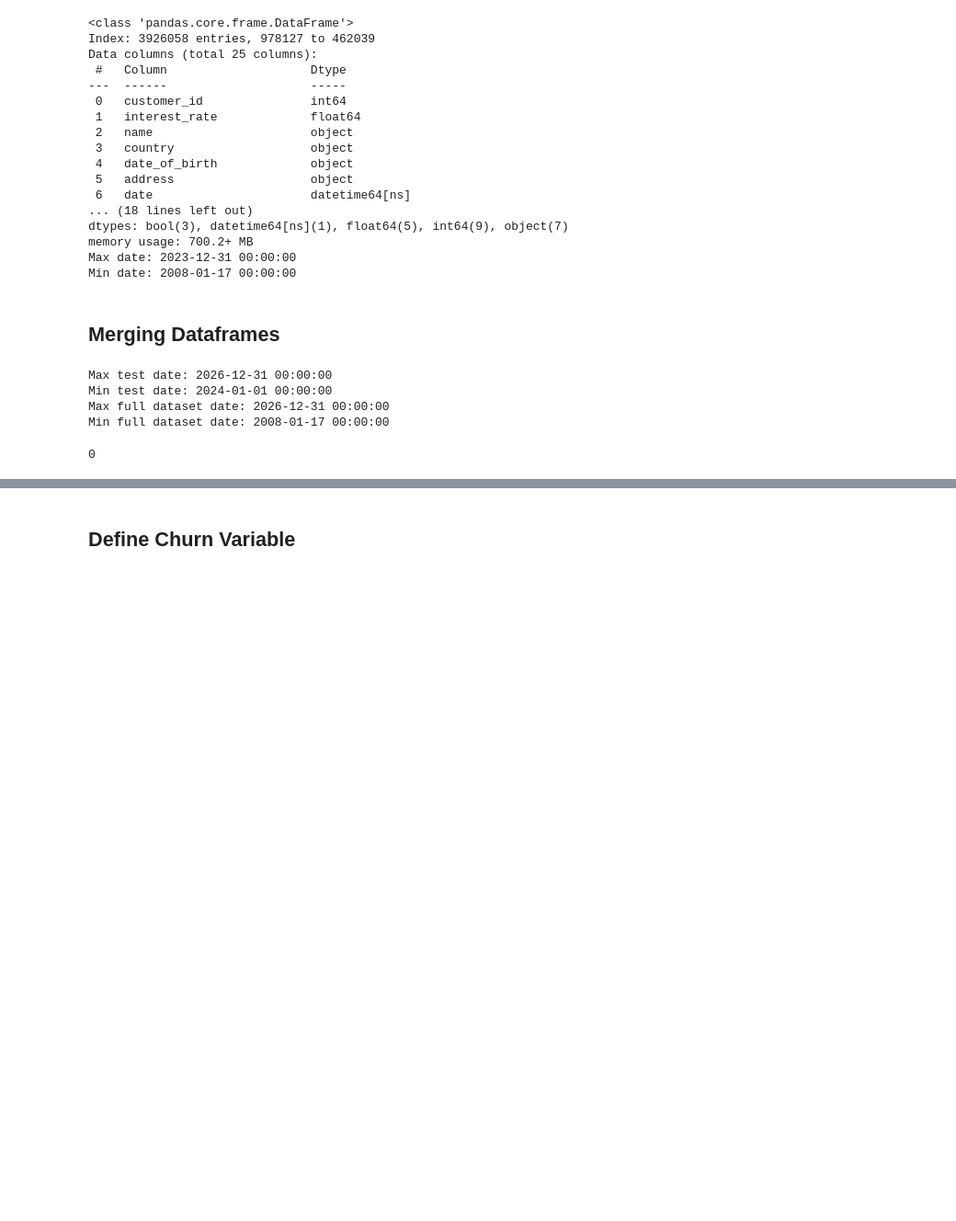
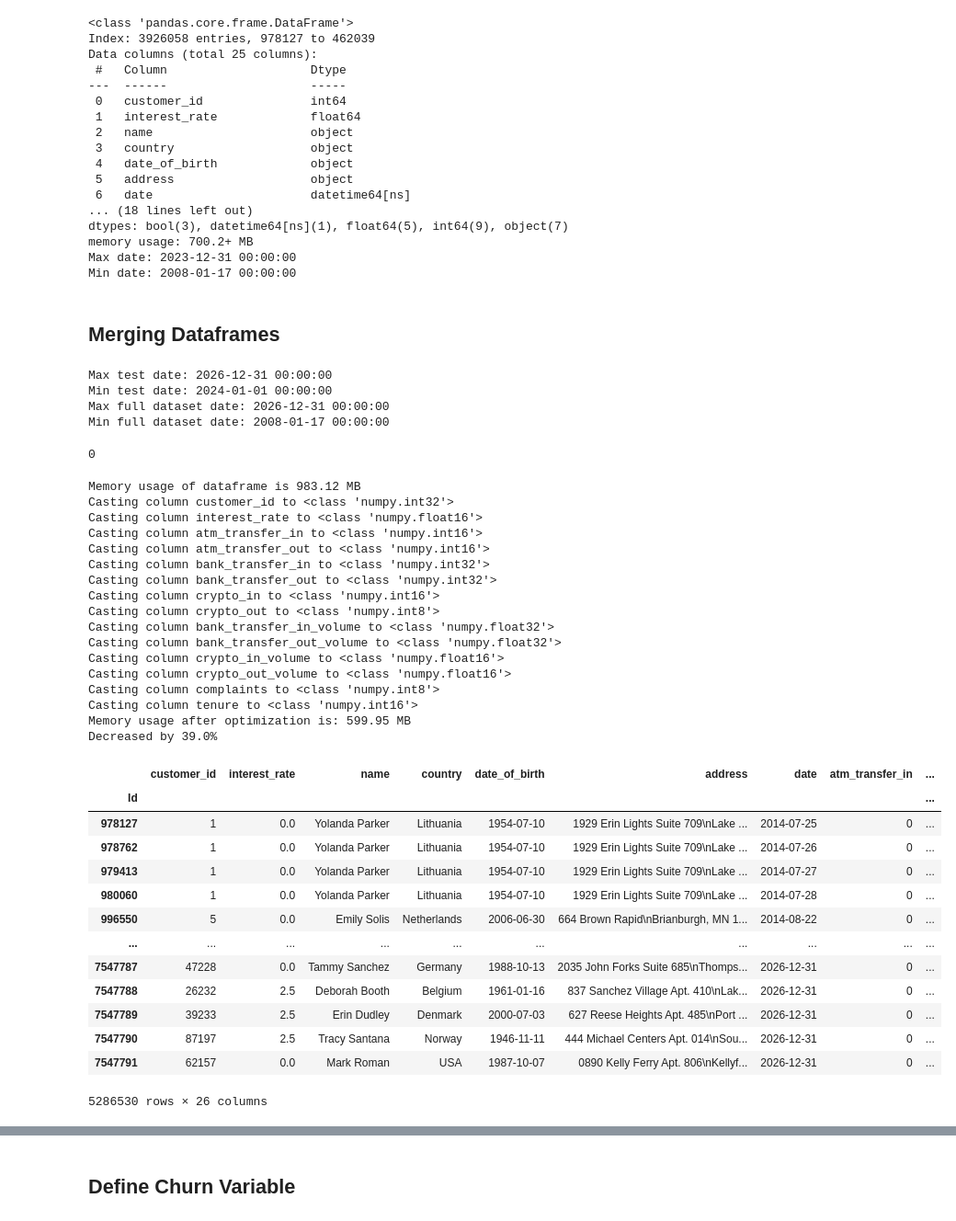
Before and after one commit to igorconsulting/modern-ml, a Jupyter notebook: week_1/notebooks/2_define_churn.ipynb, the cells around one changed output, grey strips where cells are left out. Shown at 92% size. Drawn from its saved outputs; the diff is of its cells as text; code cells hidden in the pictures; blank space fills up the shorter version.

```diff
--- a/week_1/notebooks/2_define_churn.ipynb
+++ b/week_1/notebooks/2_define_churn.ipynb
@@ -90,6 +91,40 @@ Min test date: 2024-01-01 00:00:00
 Max full dataset date: 2026-12-31 00:00:00
 Min full dataset date: 2008-01-17 00:00:00
 0
+# %%
+reduce_mem_usage(df)
+# %% [output]
+Memory usage of dataframe is 983.12 MB
+Casting column customer_id to <class 'numpy.int32'>
+Casting column interest_rate to <class 'numpy.float16'>
+Casting column atm_transfer_in to <class 'numpy.int16'>
+Casting column atm_transfer_out to <class 'numpy.int16'>
+Casting column bank_transfer_in to <class 'numpy.int32'>
+Casting column bank_transfer_out to <class 'numpy.int32'>
+Casting column crypto_in to <class 'numpy.int16'>
+Casting column crypto_out to <class 'numpy.int8'>
+Casting column bank_transfer_in_volume to <class 'numpy.float32'>
+Casting column bank_transfer_out_volume to <class 'numpy.float32'>
+Casting column crypto_in_volume to <class 'numpy.float16'>
+Casting column crypto_out_volume to <class 'numpy.float16'>
+Casting column complaints to <class 'numpy.int8'>
+Casting column tenure to <class 'numpy.int16'>
+Memory usage after optimization is: 599.95 MB
+Decreased by 39.0%
+|  | customer_id | interest_rate | name | country | date_of_birth | address | date | atm_transfer_in | ... |
+| Id |  |  |  |  |  |  |  |  | ... |
+| 978127 | 1 | 0.0 | Yolanda Parker | Lithuania | 1954-07-10 | 1929 Erin Lights Suite 709\nLake ... | 2014-07-25 | 0 | ... |
+| 978762 | 1 | 0.0 | Yolanda Parker | Lithuania | 1954-07-10 | 1929 Erin Lights Suite 709\nLake ... | 2014-07-26 | 0 | ... |
+| 979413 | 1 | 0.0 | Yolanda Parker | Lithuania | 1954-07-10 | 1929 Erin Lights Suite 709\nLake ... | 2014-07-27 | 0 | ... |
+| 980060 | 1 | 0.0 | Yolanda Parker | Lithuania | 1954-07-10 | 1929 Erin Lights Suite 709\nLake ... | 2014-07-28 | 0 | ... |
+| 996550 | 5 | 0.0 | Emily Solis | Netherlands | 2006-06-30 | 664 Brown Rapid\nBrianburgh, MN 1... | 2014-08-22 | 0 | ... |
+| ... | ... | ... | ... | ... | ... | ... | ... | ... | ... |
+| 7547787 | 47228 | 0.0 | Tammy Sanchez | Germany | 1988-10-13 | 2035 John Forks Suite 685\nThomps... | 2026-12-31 | 0 | ... |
+| 7547788 | 26232 | 2.5 | Deborah Booth | Belgium | 1961-01-16 | 837 Sanchez Village Apt. 410\nLak... | 2026-12-31 | 0 | ... |
+| 7547789 | 39233 | 2.5 | Erin Dudley | Denmark | 2000-07-03 | 627 Reese Heights Apt. 485\nPort ... | 2026-12-31 | 0 | ... |
+| 7547790 | 87197 | 2.5 | Tracy Santana | Norway | 1946-11-11 | 444 Michael Centers Apt. 014\nSou... | 2026-12-31 | 0 | ... |
+| 7547791 | 62157 | 0.0 | Mark Roman | USA | 1987-10-07 | 0890 Kelly Ferry Apt. 806\nKellyf... | 2026-12-31 | 0 | ... |
+5286530 rows × 26 columns
 # %%
 print(f"Memory usage: {df.memory_usage(deep=True).sum() / 1024 ** 2:.2f} MB")
 # %% [output]
```
Also changed, not shown: parts of 11 cells of this notebook, 33 other files.
